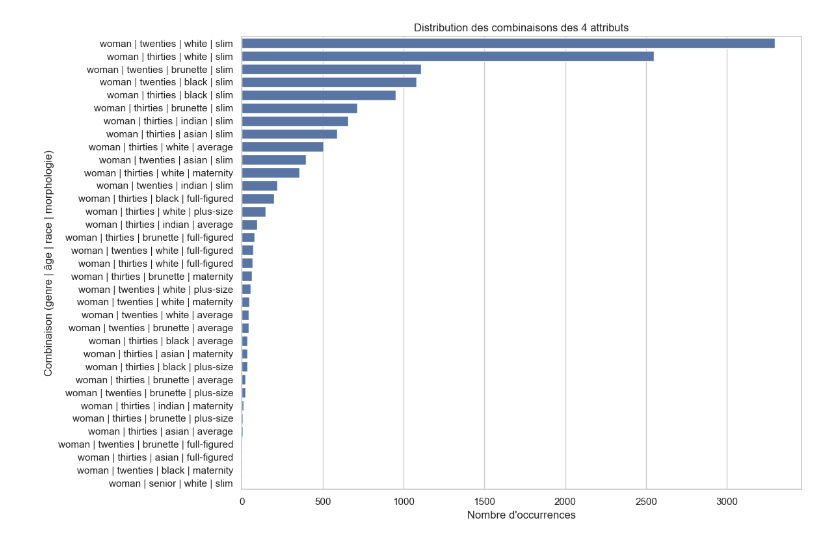
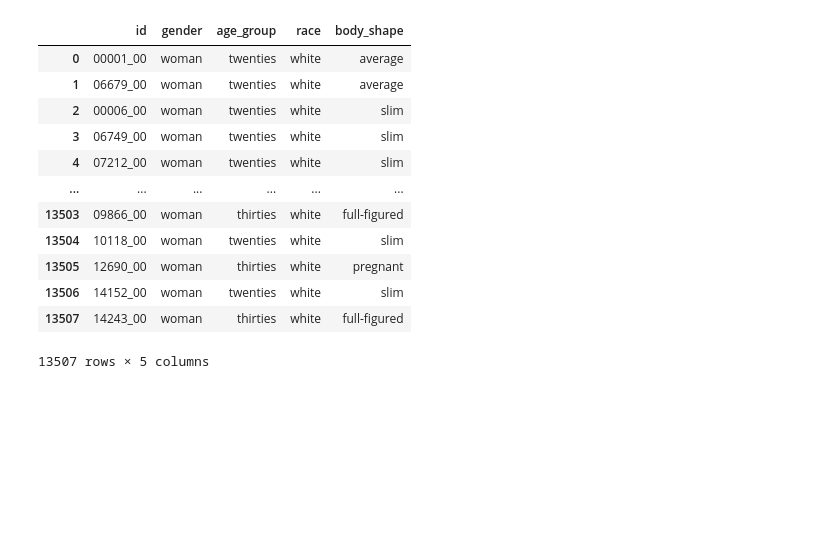
Before and after one commit to Idir6380/PFE, a Jupyter notebook: preprocessing/analyse.ipynb, the cells around one changed output. Cells and saved outputs as stored; diff of their text form; code cells hidden in the pictures; blank space fills up the shorter version.

```diff
--- a/preprocessing/analyse.ipynb
+++ b/preprocessing/analyse.ipynb
@@ -77,18 +23,69 @@ for col1, col2 in combos:
+# %%
+df = df[df["age_group"] != "senior"]
+df
+# %% [output]
+|  | id | gender | age_group | race | body_shape |
+| 0 | 00001_00 | woman | twenties | white | average |
+| 1 | 06679_00 | woman | twenties | white | average |
+| 2 | 00006_00 | woman | twenties | white | slim |
+| 3 | 06749_00 | woman | twenties | white | slim |
+| 4 | 07212_00 | woman | twenties | white | slim |
+| ... | ... | ... | ... | ... | ... |
+| 13503 | 09866_00 | woman | thirties | white | full-figured |
+| 13504 | 10118_00 | woman | twenties | white | slim |
+| 13505 | 12690_00 | woman | thirties | white | pregnant |
+| 13506 | 14152_00 | woman | twenties | white | slim |
+| 13507 | 14243_00 | woman | thirties | white | full-figured |
+13507 rows × 5 columns
 # %%
 import pandas as pd
 import matplotlib.pyplot as plt
 import seaborn as sns
+from itertools import combinations
 
-df['combo'] = df['gender'] + ' | ' + df['age_group'] + ' | ' + df['race'] + ' | ' + df['body_shape']
+def analyze_demographic_distribution(df):
+    sns.set(style="whitegrid")
+    columns = ['gender', 'age_group', 'race', 'body_shape']
 
-combo_counts = df['combo'].value_counts().sort_values(ascending=False)
+    # 1. Distribution individuelle
+    for col in columns:
+        plt.figure(figsize=(8, 4))
+        sns.countplot(data=df, x=col, order=df[col].value_counts().index)
+        plt.title(f'Distribution of {col}')
+        plt.xticks(rotation=45)
+        plt.tight_layout()
+        plt.show()
 
-plt.figure(figsize=(12,8))
-sns.barplot(x=combo_counts.values, y=combo_counts.index)
-plt.xlabel("Nombre d'occurrences")
-plt.ylabel("Combinaison (genre | âge | race | morphologie)")
-plt.title("Distribution des combinaisons des 4 attributs")
-plt.tight_layout()
-plt.show()
+    # 2. Distribution croisée par paire
+    combos = list(combinations(columns, 2))
+    for col1, col2 in combos:
+        plt.figure(figsize=(10, 6))
+        sns.countplot(data=df, x=col1, hue=col2)
+        plt.title(f'Combinaison: {col1} vs {col2}')
+        plt.xticks(rotation=45)
+        plt.tight_layout()
+        plt.show()
+
+        # 3. Distribution des combinaisons complètes
+    df['combo'] = df['gender'] + ' | ' + df['age_group'] + ' | ' + df['race'] + ' | ' + df['body_shape']
+
+    # Comptage des occurrences
+    combo_counts = df['combo'].value_counts().sort_values(ascending=False)
+
+    # Création du graphique
+    plt.figure(figsize=(12, 8))
+    ax = sns.barplot(x=combo_counts.values, y=combo_counts.index)
+
+    # Ajout des annotations
+    for i, value in enumerate(combo_counts.values):
+        ax.text(value + 0.5, i, str(value), va='center')
+
+    # Personnalisation
+    plt.xlabel("Nombre d'occurrences")
+    plt.ylabel("Combinaison (genre | âge | race | morphologie)")
+    plt.title("Distribution des combinaisons des 4 attributs")
+    plt.tight_layout()
+    plt.show()
+
+    # Optionnel : supprimer la colonne combo si tu ne veux pas la conserver
+    df.drop(columns=['combo'], inplace=True, errors='ignore')
-# %% [output]
-[figure, removed]
```
Also changed, not shown: parts of 21 cells of this notebook, 6 other files.
